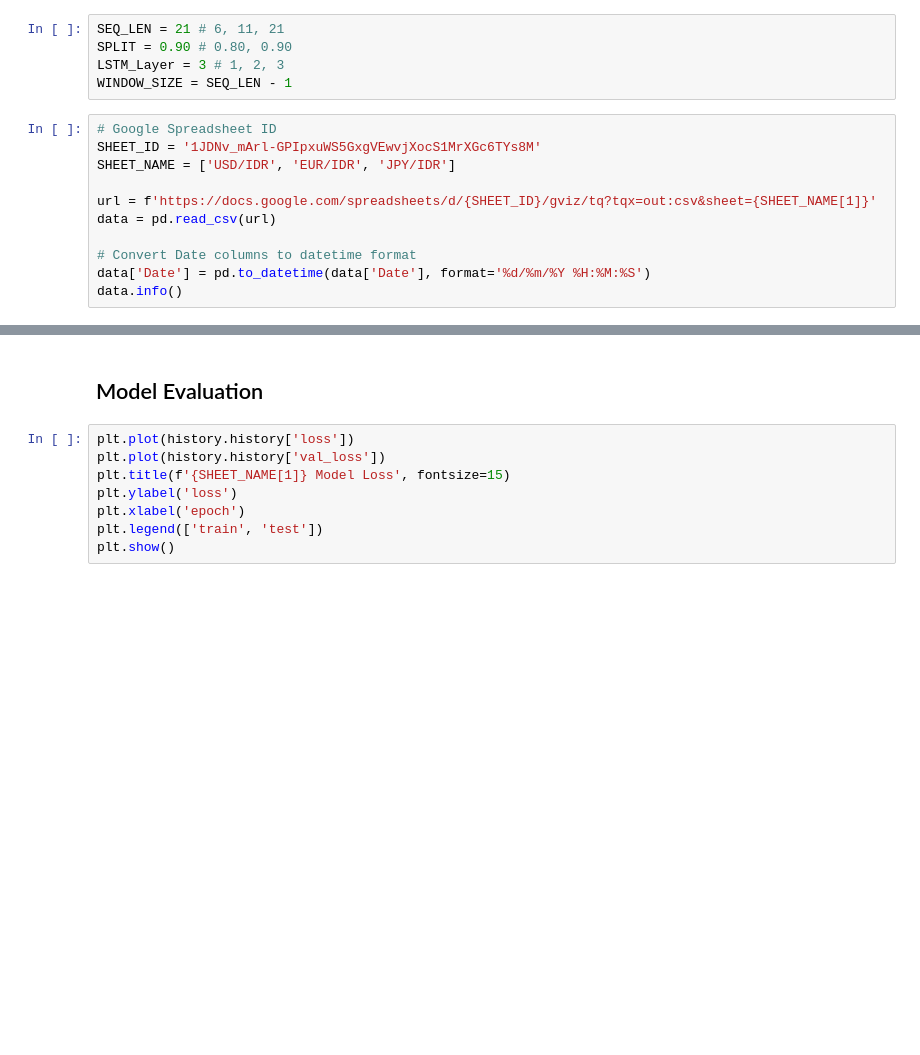
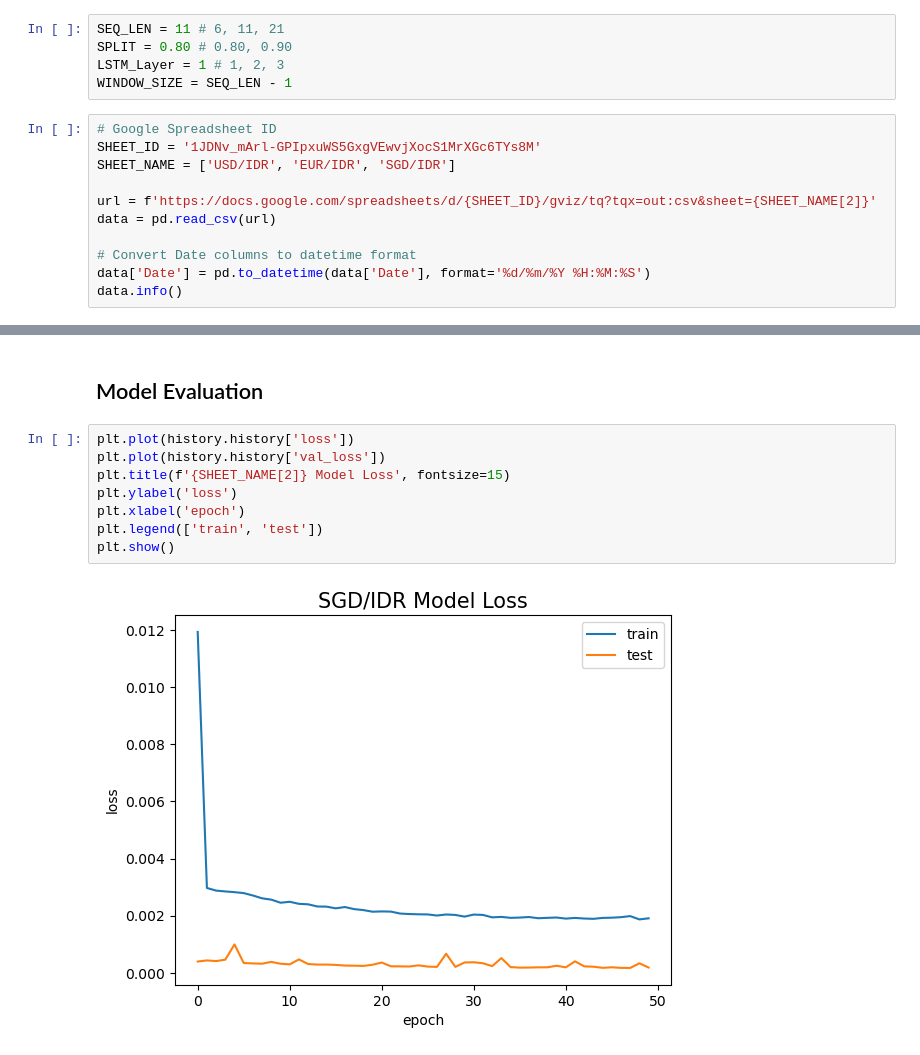
Before and after one commit to danielprasetyo7952/Tugas-Akhir, a Jupyter notebook: [TA] Foreign Exchange --- GA-LSTM [Split].ipynb, the cells around one changed output, grey strips where cells are left out. Saved outputs shown, nothing was run; the diff lists cells and outputs as text; blank space fills up the shorter version.

Commit message:
Optimized SGD/IDR -- Split -- Scenario 3

```diff
--- a/[TA] Foreign Exchange --- GA-LSTM [Split].ipynb
+++ b/[TA] Foreign Exchange --- GA-LSTM [Split].ipynb
@@ -14,16 +19,16 @@ from sklearn.metrics import mean_squared_error, mean_absolute_error
 # %% [markdown]
 ## Hyperparameter
 # %%
-SEQ_LEN = 21 # 6, 11, 21
-SPLIT = 0.90 # 0.80, 0.90
-LSTM_Layer = 3 # 1, 2, 3
+SEQ_LEN = 11 # 6, 11, 21
+SPLIT = 0.80 # 0.80, 0.90
+LSTM_Layer = 1 # 1, 2, 3
 WINDOW_SIZE = SEQ_LEN - 1
 # %%
 # Google Spreadsheet ID
 SHEET_ID = '1JDNv_mArl-GPIpxuWS5GxgVEwvjXocS1MrXGc6TYs8M'
-SHEET_NAME = ['USD/IDR', 'EUR/IDR', 'JPY/IDR']
+SHEET_NAME = ['USD/IDR', 'EUR/IDR', 'SGD/IDR']
 
-url = f'https://docs.google.com/spreadsheets/d/{SHEET_ID}/gviz/tq?tqx=out:csv&sheet={SHEET_NAME[1]}'
+url = f'https://docs.google.com/spreadsheets/d/{SHEET_ID}/gviz/tq?tqx=out:csv&sheet={SHEET_NAME[2]}'
 data = pd.read_csv(url)
 
 # Convert Date columns to datetime format
@@ -181,11 +255,13 @@ model.evaluate(X_test, y_test)
 # %%
 plt.plot(history.history['loss'])
 plt.plot(history.history['val_loss'])
-plt.title(f'{SHEET_NAME[1]} Model Loss', fontsize=15)
+plt.title(f'{SHEET_NAME[2]} Model Loss', fontsize=15)
 plt.ylabel('loss')
 plt.xlabel('epoch')
 plt.legend(['train', 'test'])
 plt.show()
+# %% [output]
+[figure, added]
 # %%
 y_hat = model.predict(X_test)
 y_test_inverse = scaler.inverse_transform(y_test)
```
Also changed, not shown: parts of 11 cells of this notebook.
